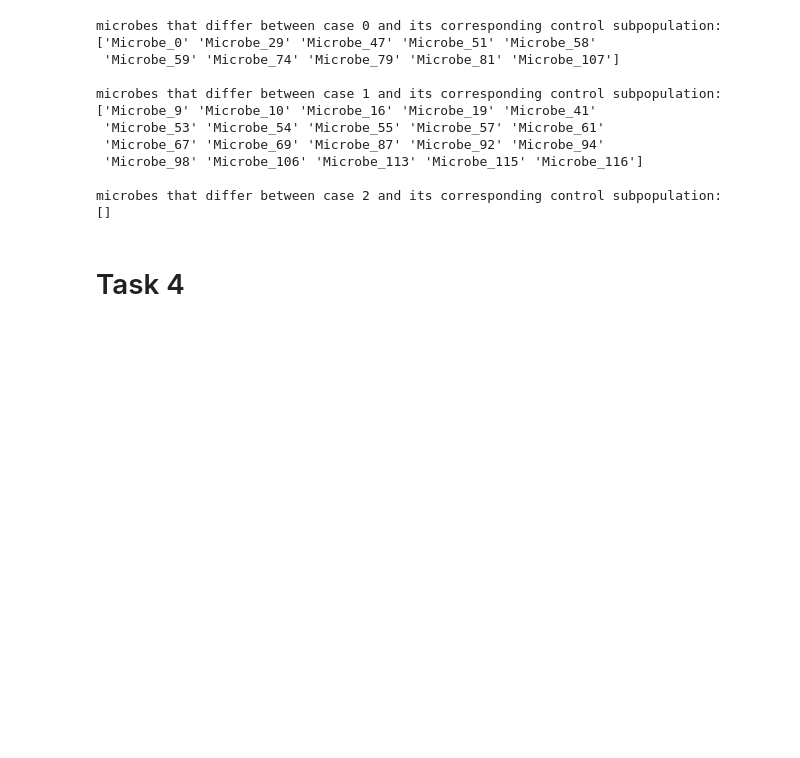
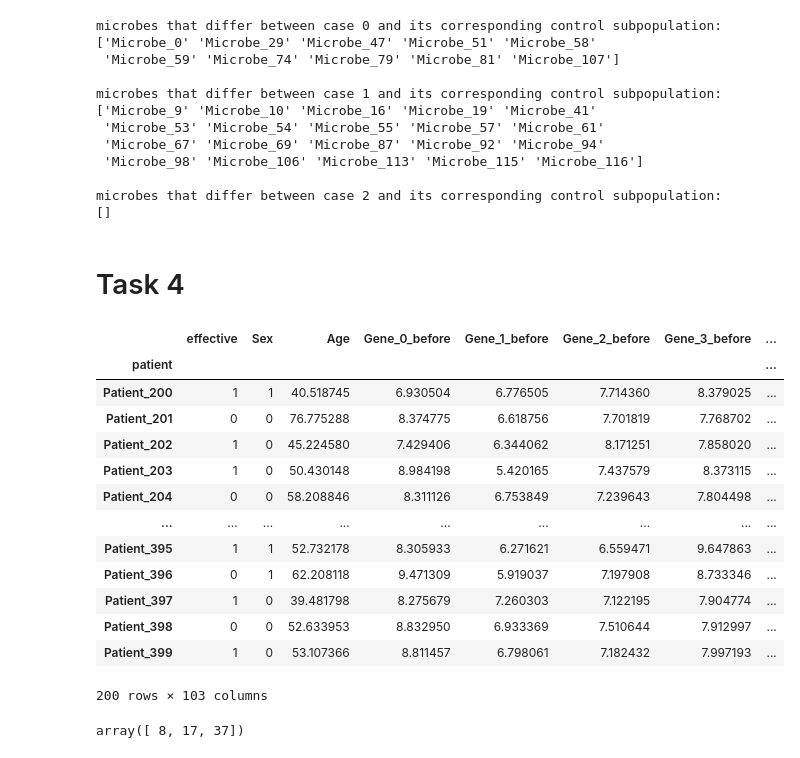
Before and after one commit to ArchieGertsman/ECE471-MP2, a Jupyter notebook: answers.ipynb, the cells around one changed output. Drawn from its saved outputs; the diff is of its cells as text; code cells hidden in the pictures; blank space fills up the shorter version.

```diff
--- a/answers.ipynb
+++ b/answers.ipynb
@@ -772,3 +772,39 @@ microbes that differ between case 2 and its corresponding control subpopulation:
 []
 # %% [markdown]
 # Task 4
+# %%
+df_drig_resp_train = pd.read_csv('DrugResponseTrainingData.csv').set_index('Unnamed: 0')
+df_drig_resp_train.index.name = 'patient'
+df_drig_resp_train
+# %% [output]
+|  | effective | Sex | Age | Gene_0_before | Gene_1_before | Gene_2_before | Gene_3_before | ... |
+| patient |  |  |  |  |  |  |  | ... |
+| Patient_200 | 1 | 1 | 40.518745 | 6.930504 | 6.776505 | 7.714360 | 8.379025 | ... |
+| Patient_201 | 0 | 0 | 76.775288 | 8.374775 | 6.618756 | 7.701819 | 7.768702 | ... |
+| Patient_202 | 1 | 0 | 45.224580 | 7.429406 | 6.344062 | 8.171251 | 7.858020 | ... |
+| Patient_203 | 1 | 0 | 50.430148 | 8.984198 | 5.420165 | 7.437579 | 8.373115 | ... |
+| Patient_204 | 0 | 0 | 58.208846 | 8.311126 | 6.753849 | 7.239643 | 7.804498 | ... |
+| ... | ... | ... | ... | ... | ... | ... | ... | ... |
+| Patient_395 | 1 | 1 | 52.732178 | 8.305933 | 6.271621 | 6.559471 | 9.647863 | ... |
+| Patient_396 | 0 | 1 | 62.208118 | 9.471309 | 5.919037 | 7.197908 | 8.733346 | ... |
+| Patient_397 | 1 | 0 | 39.481798 | 8.275679 | 7.260303 | 7.122195 | 7.904774 | ... |
+| Patient_398 | 0 | 0 | 52.633953 | 8.832950 | 6.933369 | 7.510644 | 7.912997 | ... |
+| Patient_399 | 1 | 0 | 53.107366 | 8.811457 | 6.798061 | 7.182432 | 7.997193 | ... |
+200 rows × 103 columns
+# %%
+df_effective = df_drig_resp_train[df_drig_resp_train.effective == 1]
+df_ineffective = df_drig_resp_train[df_drig_resp_train.effective == 0]
+
+def percent_increase(df):
+    return (df[f'Gene_{i}_before'] - df[f'Gene_{i}_after']) / df[f'Gene_{i}_before']
+
+p_vals = np.zeros(50)
+for i in range(50):
+    effective_p_increase = percent_increase(df_effective)
+    ineffective_p_increase = percent_increase(df_ineffective)
+    _, p_vals[i] = ks_2samp(effective_p_increase, ineffective_p_increase)
+
+important_genes = (p_vals < .05).nonzero()[0]
+important_genes
+# %% [output]
+array([ 8, 17, 37])
```
Also changed, not shown: parts of 8 cells of this notebook, 1 other file.
